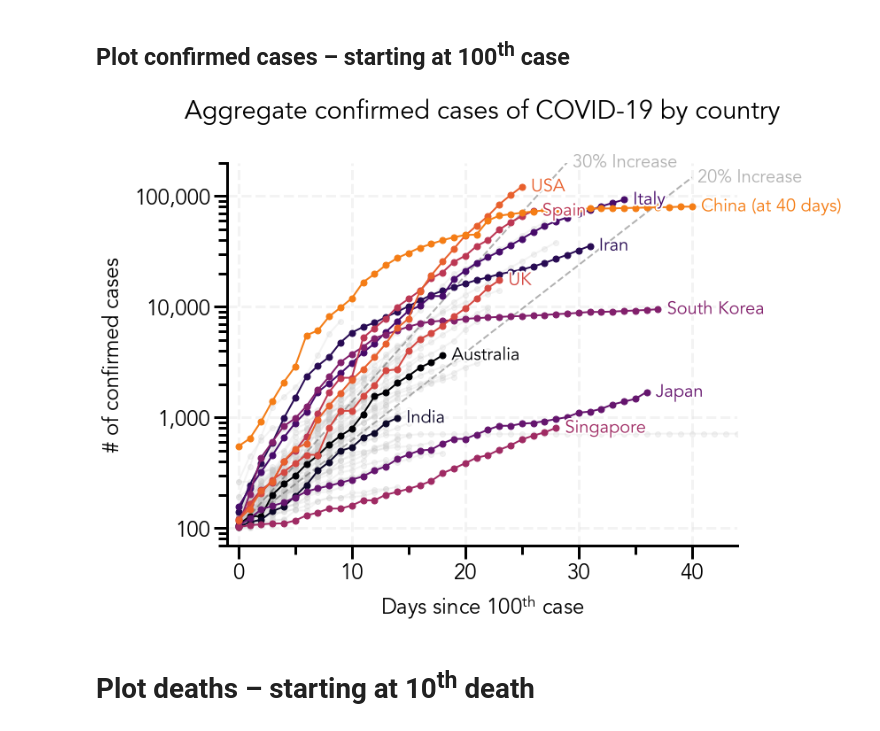
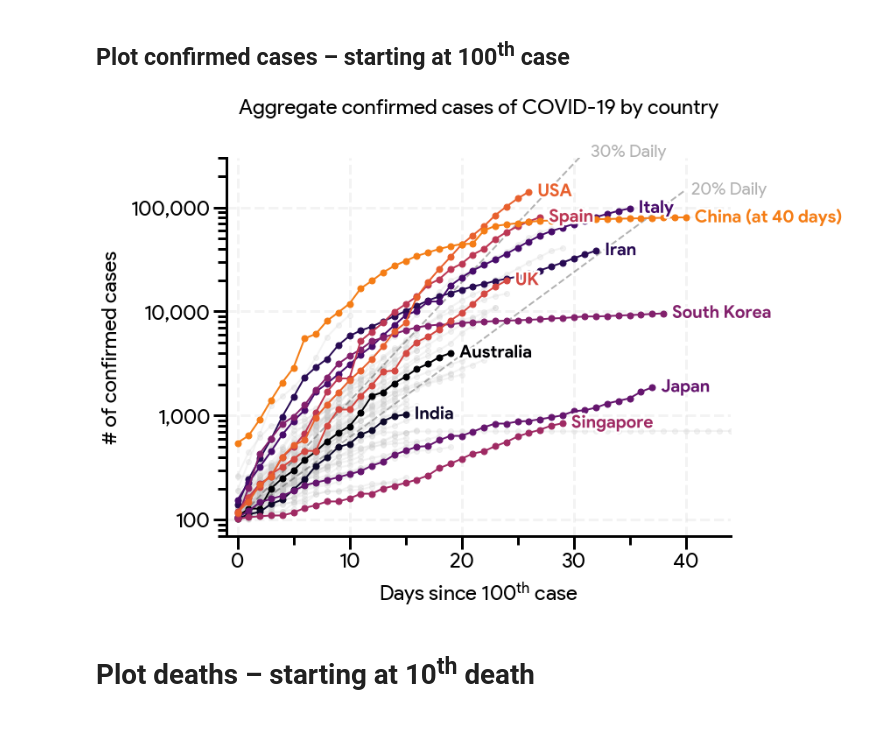
Before and after one commit to naveenv92/covid-19-visualization, a Jupyter notebook: covid_visualization.ipynb, the cells around one changed output. Drawn from its saved outputs; the diff is of its cells as text; code cells hidden in the pictures.

```diff
--- a/covid_visualization.ipynb
+++ b/covid_visualization.ipynb
@@ -101,7 +101,7 @@ highlighted_countries = ['USA', 'UK', 'Italy', 'Japan', 'South Korea', 'India',
 # Plot of confirmed cases
 
 # Change font and axis parameters
-mpl.rcParams['font.family'] = 'Avenir'
+mpl.rcParams['font.family'] = 'Product Sans'
 plt.rcParams['axes.linewidth'] = 3
 plt.rcParams['font.size'] = 24
 
@@ -131,7 +131,7 @@ ax.grid(color='#d9d9d9', linewidth=3, linestyle='--', alpha=0.3)
 
 # Range of plot (x-axis and y-axis)
 x_max = 41 # Days
-y_max = 2*10**5 # Cases
+y_max = 3*10**5 # Cases
 
 # Padding for text labels
 left_pad = -0.2
@@ -148,7 +148,7 @@ for i in rate:
         increase_line.append(total_cases)
 
     ax.plot(np.arange(0, len(increase_line), 1), increase_line, linewidth=2, linestyle='--', color='black', alpha=0.3)
-    increase_label = ax.text(len(increase_line) - 0.5, increase_line[-1], str(i) + '% Increase', size=20, color='black', ha='left', va='center', alpha=0.3)
+    increase_label = ax.text(len(increase_line) - 0.5, increase_line[-1], str(i) + '% Daily', size=20, color='black', ha='left', va='center', alpha=0.3)
 
 # Colors for highlighted countries
 colorCounter = 0
@@ -161,45 +161,46 @@ for i in countries:
     data = covidData(i, 1, 100)
     if i in highlighted_countries and len(data) > 0:
         ax.plot(np.arange(0, len(data), 1), data, marker='o', ms=7, linewidth=2, color=colors(colorCounter), zorder=2)
-        text = ax.text(len(data) + left_pad, data[-1], i, size=20, ha='left', va='center', color=colors(colorCounter))
-        text.set_path_effects([pe.Stroke(linewidth=4, foreground='w'), pe.Normal()])
+        text = ax.text(len(data) + left_pad, data[-1], i, size=20, weight='bold', ha='left', va='center', color=colors(colorCounter))
+        text.set_path_effects([pe.Stroke(linewidth=5, foreground='w'), pe.Normal()])
         colorCounter += 1
     elif len(data) > 0 and showBackground:
         ax.plot(np.arange(0, len(data), 1), data, marker='o', linewidth=2, color=color_bg, alpha=0.2, zorder=1)
 
 # Plot China separately and truncate for comparison
 china_data = covidData('China', 1, 100)
 ax.plot(np.arange(0, x_max, 1), china_data[0:x_max], marker='o', ms=7, linewidth=2, color=colors(colorCounter), zorder=2)
-text = ax.text(x_max + left_pad, china_data[x_max], 'China (at ' + str(x_max - 1) + ' days)', size=20, ha='left', va='center', color=colors(colorCounter))
-text.set_path_effects([pe.Stroke(linewidth=4, foreground='w'), pe.Normal()])
+text = ax.text(x_max + left_pad, china_data[x_max], 'China (at ' + str(x_max - 1) + ' days)', size=20, weight='bold', ha='left', va='center', color=colors(colorCounter))
+text.set_path_effects([pe.Stroke(linewidth=5, foreground='w'), pe.Normal()])
 
 # Set x-axis tick intervals
 ax.xaxis.set_major_locator(mpl.ticker.MultipleLocator(10))
 ax.xaxis.set_minor_locator(mpl.ticker.MultipleLocator(5))
 
 # Set y-axis tick intervals and labels
-ax.yaxis.set_major_locator(mpl.ticker.LogLocator(10))
-ax.set_yticklabels(['', '', '100', '1,000', '10,000', '100,000'])
+#ax.yaxis.set_major_locator(mpl.ticker.LogLocator(10))
+ax.set_yticks([100, 1000, 10000, 100000])
+ax.set_yticklabels(['100', '1,000', '10,000', '100,000'])
 
 # Set x and y-axis labels
 ax.set_xlabel(u'Days since 100$\mathregular{^{th}}$ case', labelpad=10)
 ax.set_ylabel('# of confirmed cases', labelpad=10)
 
 # Set axis limits
 ax.set_xlim(-1, x_max + 3)
 ax.set_ylim(70, y_max)
 
 # Title
-ax.set_title('Aggregate confirmed cases of COVID-19 by country', pad=50)
+ax.set_title('Aggregate confirmed cases of COVID-19 by country', size=24, pad=50)
 
 # Save plot (comment/uncomment as desired)
 dpi = 300 # Resolution of image
-# plt.savefig('covid-cases.png', dpi=dpi, bbox_inches='tight')
+#plt.savefig('covid-cases.png', dpi=dpi, bbox_inches='tight')
 
 # Show plot
 plt.show()
 # %% [output]
-[figure, old version]
+[figure, new version]
 # %% [markdown]
 # Plot deaths &ndash; starting at 10<sup>th</sup> death
 # %%
```
Also changed, not shown: parts of 4 cells of this notebook.
